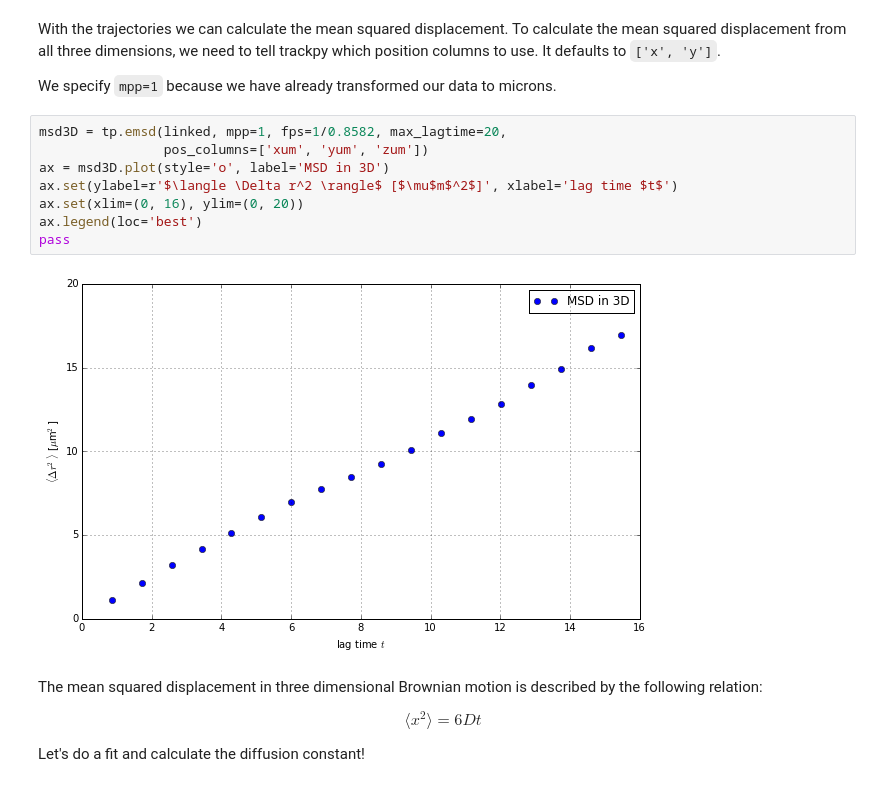
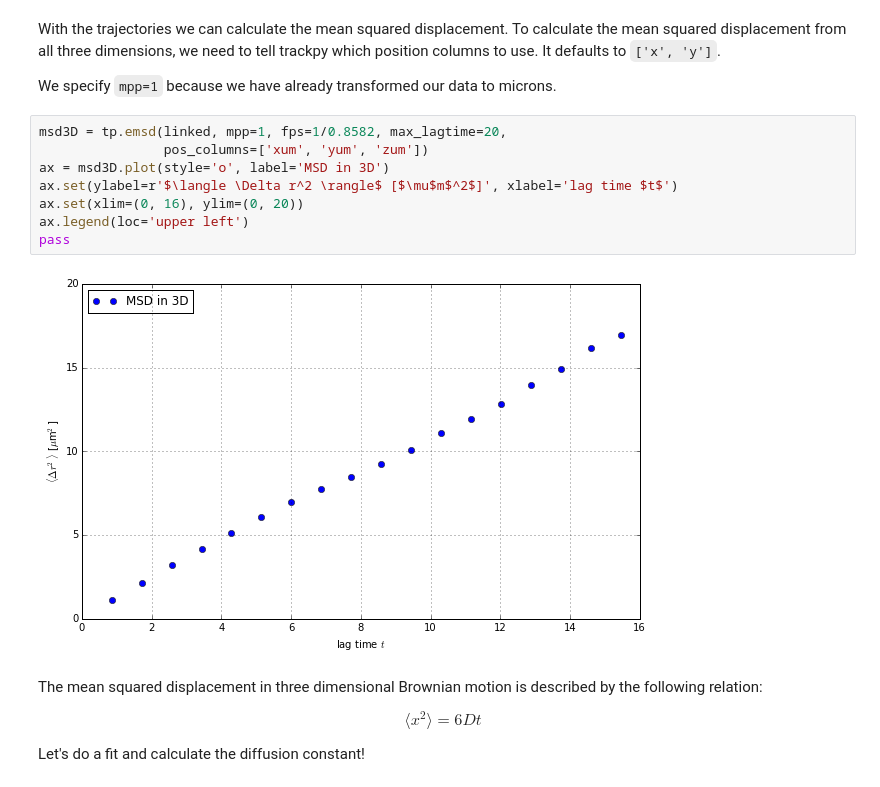
Before and after one commit to soft-matter/trackpy-examples, a Jupyter notebook: notebooks/tracking-3d.ipynb, the cells around one changed output. Saved outputs shown, nothing was run; the diff lists cells and outputs as text.

Commit message:
DOC Picky plot change

```diff
--- a/notebooks/tracking-3d.ipynb
+++ b/notebooks/tracking-3d.ipynb
@@ -187,13 +187,13 @@ We specify `mpp=1` because we have already transformed our data to microns.
 # %%
 msd3D = tp.emsd(linked, mpp=1, fps=1/0.8582, max_lagtime=20,
                 pos_columns=['xum', 'yum', 'zum'])
 ax = msd3D.plot(style='o', label='MSD in 3D')
 ax.set(ylabel=r'$\langle \Delta r^2 \rangle$ [$\mu$m$^2$]', xlabel='lag time $t$')
 ax.set(xlim=(0, 16), ylim=(0, 20))
-ax.legend(loc='best')
+ax.legend(loc='upper left')
 pass
 # %% [output]
-[figure, old version]
+[figure, new version]
 # %% [markdown]
 The mean squared displacement in three dimensional Brownian motion is described by the following relation:
 
```
Also changed, not shown: parts of 1 cell of this notebook.
